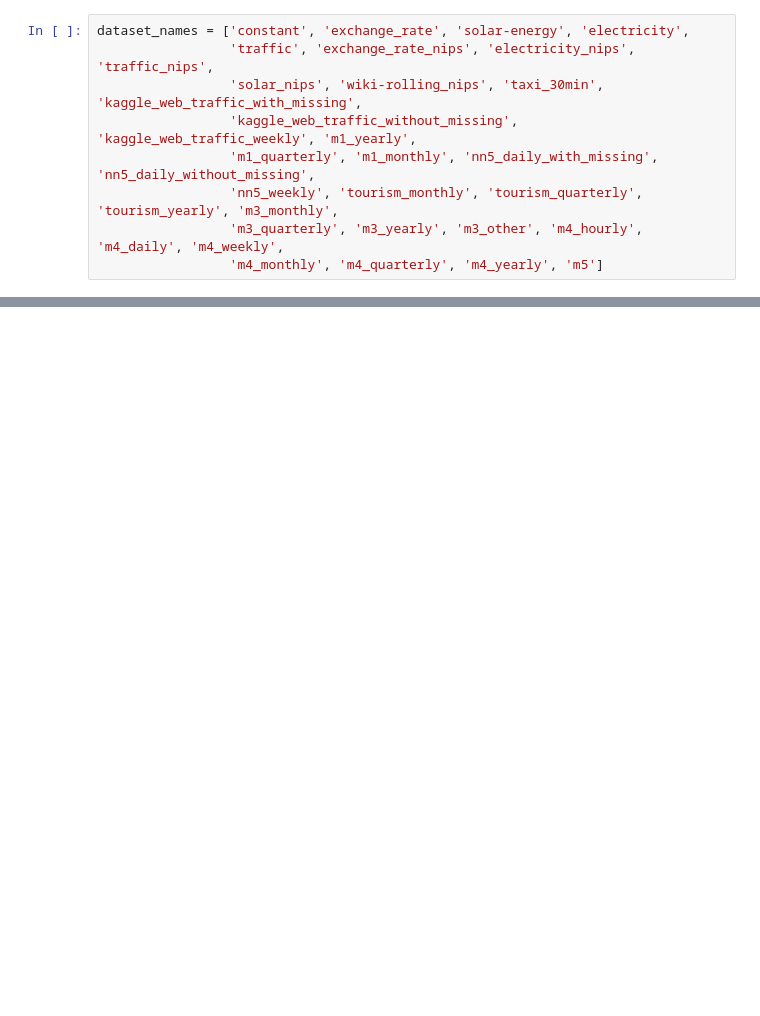
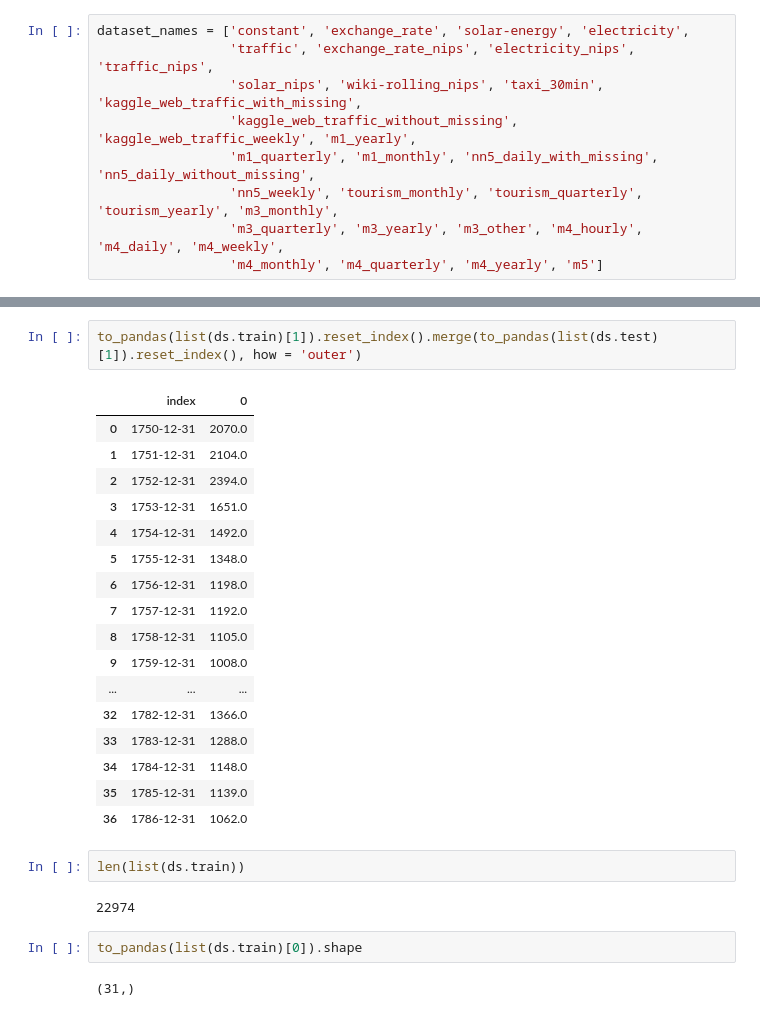
Before and after one commit to neuralprophet/benchmark_prophet, a Jupyter notebook: notebooks/gluon.ipynb, the cells around one changed output, grey strips where cells are left out. Cells and saved outputs as stored; diff of their text form; blank space fills up the shorter version.

```diff
--- a/notebooks/gluon.ipynb
+++ b/notebooks/gluon.ipynb
@@ -291,0 +39,28 @@ default_dataset_path = get_download_path() / "datasets"
+# %%
+to_pandas(list(ds.train)[1]).reset_index().merge(to_pandas(list(ds.test)[1]).reset_index(), how = 'outer')
+# %% [output]
+|  | index | 0 |
+| 0 | 1750-12-31 | 2070.0 |
+| 1 | 1751-12-31 | 2104.0 |
+| 2 | 1752-12-31 | 2394.0 |
+| 3 | 1753-12-31 | 1651.0 |
+| 4 | 1754-12-31 | 1492.0 |
+| 5 | 1755-12-31 | 1348.0 |
+| 6 | 1756-12-31 | 1198.0 |
+| 7 | 1757-12-31 | 1192.0 |
+| 8 | 1758-12-31 | 1105.0 |
+| 9 | 1759-12-31 | 1008.0 |
+| ... | ... | ... |
+| 32 | 1782-12-31 | 1366.0 |
+| 33 | 1783-12-31 | 1288.0 |
+| 34 | 1784-12-31 | 1148.0 |
+| 35 | 1785-12-31 | 1139.0 |
+| 36 | 1786-12-31 | 1062.0 |
+# %%
+len(list(ds.train))
+# %% [output]
+22974
+# %%
+to_pandas(list(ds.train)[0]).shape
+# %% [output]
+(31,)
```
Also changed, not shown: parts of 43 cells of this notebook, 13 other files.
